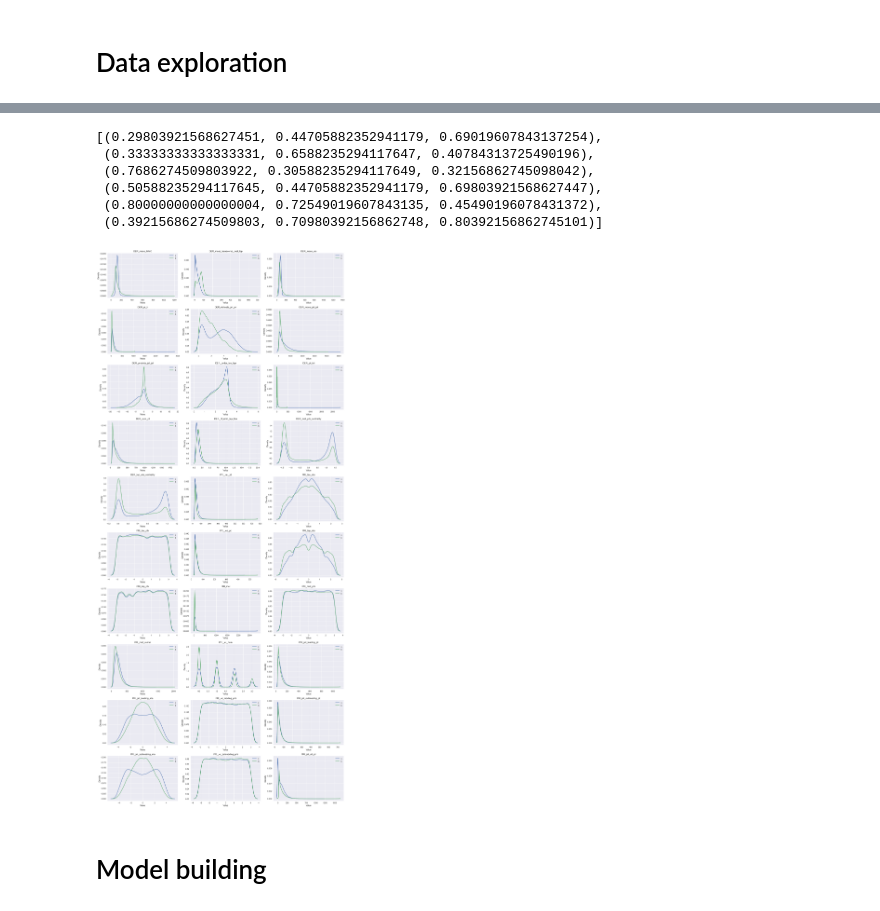
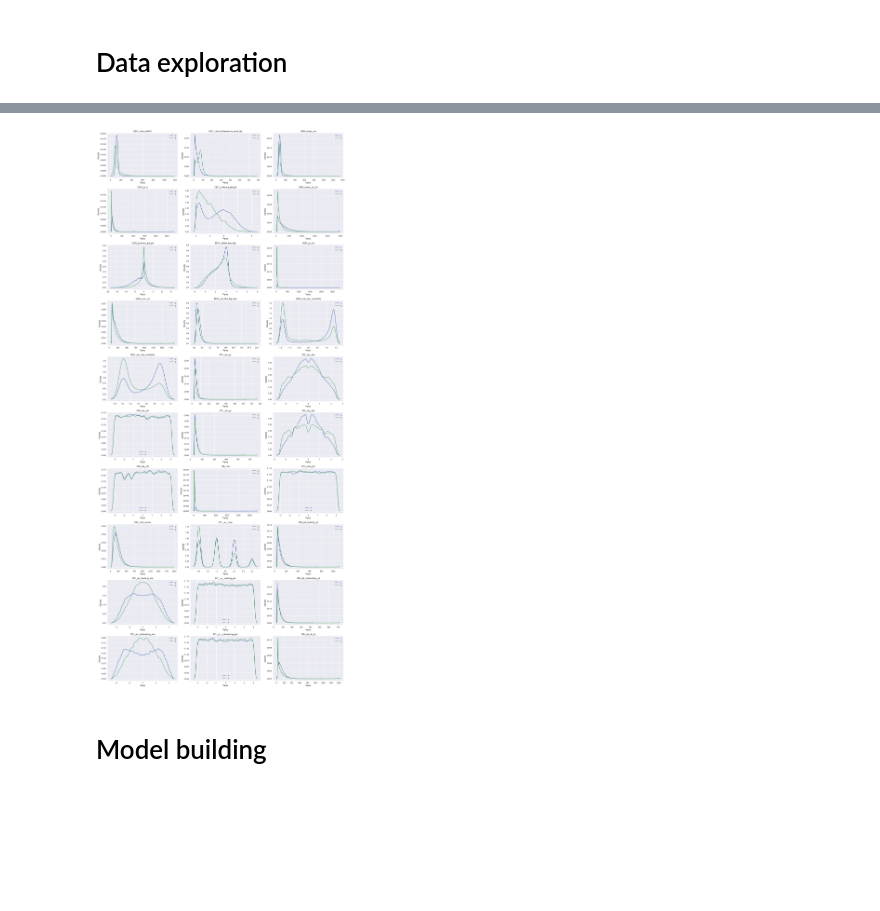
Before and after one commit to inverniz/ML_project, a Jupyter notebook: scripts/Model_building.ipynb, the cells around one changed output, grey strips where cells are left out. Cells and saved outputs as stored; diff of their text form; code cells hidden in the pictures; blank space fills up the shorter version.

```diff
--- a/scripts/Model_building.ipynb
+++ b/scripts/Model_building.ipynb
@@ -51,34 +49,25 @@ def summary_table(data):
 summary_table(x)
 # %% [output]
 [interactive output not drawn]
-# %%
-sns.color_palette()
-# %% [output]
-[(0.29803921568627451, 0.44705882352941179, 0.69019607843137254),
- (0.33333333333333331, 0.6588235294117647, 0.40784313725490196),
- (0.7686274509803922, 0.30588235294117649, 0.32156862745098042),
- (0.50588235294117645, 0.44705882352941179, 0.69803921568627447),
- (0.80000000000000004, 0.72549019607843135, 0.45490196078431372),
- (0.39215686274509803, 0.70980392156862748, 0.80392156862745101)]
 # %%
 fig_size = plt.rcParams["figure.figsize"]
 plt.rcParams["figure.figsize"] = [18,40]
 for i, label in enumerate(labels):
     plt.subplot(10,3,i+1)
     values_s = x[y == 1]
     values_s = values_s[:,i]
     values_s[values_s==-999] = np.nan
 #     plt.hist(values_s[~np.isnan(values_s)], label='s', histtype='step')
-    sns.kdeplot(values_s[~np.isnan(values_s)], label='s')
+    sns.kdeplot(values_s[~np.isnan(values_s)], label='s', bw=0.1)
 
     values_b = x[y == -1]
     values_b = values_b[:,i]
     values_b[values_b==-999] = np.nan
 #     plt.hist(values_b[~np.isnan(values_b)], label='b', histtype='step')
-    sns.kdeplot(values_b[~np.isnan(values_b)], label='b')
+    sns.kdeplot(values_b[~np.isnan(values_b)], label='b',bw=0.1)
     plt.title(label)
     plt.ylabel('Density')
     plt.xlabel('Value')
 plt.tight_layout()
 # %% [output]
-[figure, old version]
+[figure, new version]
```
Also changed, not shown: parts of 2 cells of this notebook.
